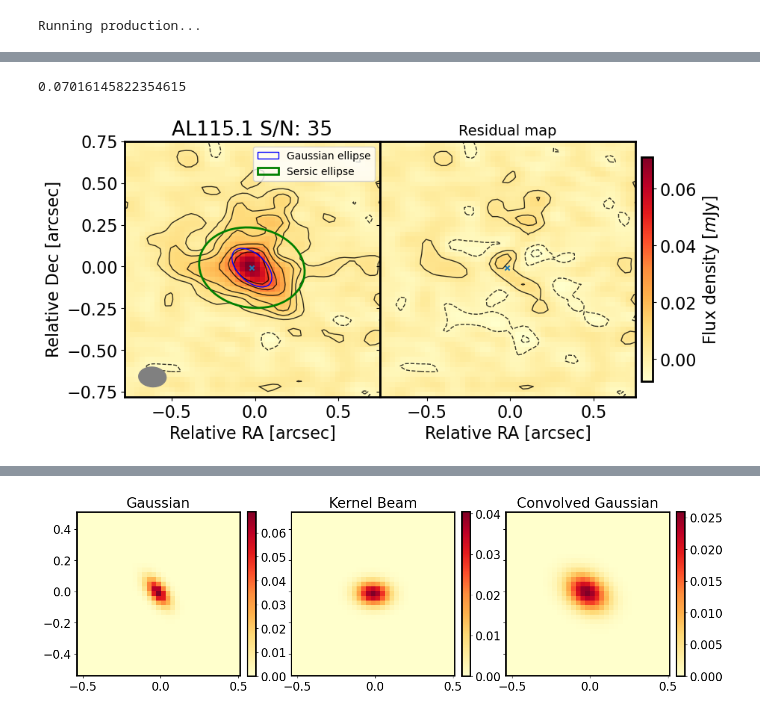
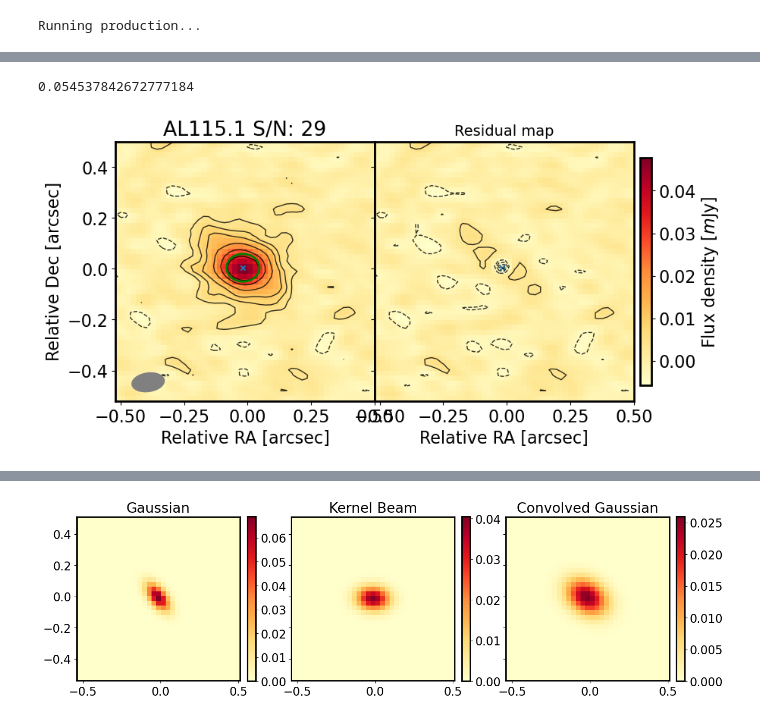
Before and after one commit to agzalcazar/Emcee_ALMA, a Jupyter notebook: fitting_2DGaussian+sersic.ipynb, the cells around one changed output, grey strips where cells are left out. Drawn from its saved outputs; the diff is of its cells as text; code cells hidden in the pictures.

```diff
--- a/fitting_2DGaussian+sersic.ipynb
+++ b/fitting_2DGaussian+sersic.ipynb
@@ -38,7 +39,7 @@ path = r'G:\Mi unidad\Universidad\Master_Astro\TFM\ALMA_images\Original\\'
 sources = os.listdir(path)
 # file = 17
 
-fits_file  = pyfits.open(path+'cont_clean_AL115.1_allspw_briggs_new.image.fits')
+fits_file  = pyfits.open(path+'cont_clean_AL-84.1_allspw_briggs.image.fits')
 name = 'AL115.1'
 image_data = fits_file[0].data[0][0]
 image_data.shape
@@ -171,7 +176,8 @@ bmaj_s = np.abs(bmaj*3600)/(2 * np.sqrt(2 * np.log(2)))
 # %%
 profile = 'C'
 max_flux = np.max(flux)
-popt, pcov = myUtils.get_parameter_curve_fit(flux,x_grid,y_grid, max_flux = np.max(flux), profile=profile, beam= [bmin_s,bmaj_s])
+popt, pcov = myUtils.get_parameter_curve_fit(flux,x_grid,y_grid, max_flux = np.max(flux), profile=profile, beam= [bmin_s,bmaj_s],
+                                             dy = dy,bpa=bpa)
 
 if profile=='A':
     amplitude_sersic, r_eff, x_0, y_0, ellip, angle_sersic = popt #sersic
@@ -189,6 +195,11 @@ elif profile=='C':
     sigma_x = sigma_y + np.abs(sigmax_minus_y)
     pos = [amplitude, x_0, y_0, bmaj_s, bmin_s, theta, amplitude_sersic, r_eff, ellip,angle_sersic]
     labels =['amplitude', 'x_0', 'y_0', 'sigma_x', 'sigma_y', 'theta', 'amplitude_sersic', 'r_eff','ellip','angle_sersic']
+
+elif profile=='D':
+    x_0, y_0, amplitude,amplitude_sersic, r_eff, ellip, angle_sersic, _, _, _, _ = popt
+    pos = [x_0, y_0, amplitude,amplitude_sersic, r_eff, ellip, angle_sersic]
+    labels =['x_0', 'y_0', 'amplitude', 'amplitude_sersic', 'r_eff','ellip','angle_sersic']
 # %%
 for i, j in enumerate(labels):
     print(j+':', pos[i])
@@ -276,0 +301,2 @@ WARNING:root:Too few points to create valid contours
+# %%
+a = pd.DataFrame(valid_chains).dropna(axis=0)
@@ -313,7 +341,7 @@ angle_sersic: 9.129213563596577
 # %%
 bmaj_s
 # %% [output]
-0.07016145822354615
+0.054537842672777184
 # %%
 # convert from pixel to relative RA and DEC
 # centering on the image center or on the target -> x_center, y_center
@@ -422,31 +450,59 @@ if profile == 'C':
     fobs2 = Sersic + astropy_conv
 
     ax[0].legend(handles=[fit_ellipse_emcee_gauss, fit_ellipse_emcee_ser],
                  labels=['Gaussian ellipse', 'Sersic ellipse'], fontsize=10)
 
+if profile == 'D':
+    x_0_emcee, y_0_emcee, amplitude_emcee,amplitude_sersic_emcee, r_eff_emcee, ellip_emcee, angle_sersic_emcee = parameters_fit_50
+    x_0_up, y_0_up, amplitude_up,amplitude_sersic_up, r_eff_up, ellip_up, angle_sersic_up = upper_limits
+    x_0_low, y_0_low, amplitude_low,amplitude_sersic_low, r_eff_low, ellip_low, angle_sersic_low = low_limits
+    ax[0].scatter(x_0_emcee, y_0_emcee, marker="x", s=20)
+
+
+    a, b = r_eff_emcee, (1 - ellip_emcee) * r_eff_emcee
+    pa_deg_emcee = 180 - angle_sersic
+
+
+    fit_ellipse_emcee_ser = Ellipse((x_0_emcee, y_0_emcee), width=a, height=b,
+                                    angle=pa_deg_emcee, facecolor='none', edgecolor='green', alpha=1.0, lw=2,
+                                    zorder=200)
+
+    ax[0].add_artist(fit_ellipse_emcee_ser)
+    mod = Sersic2D(amplitude=amplitude_sersic_emcee, r_eff=r_eff_emcee, n=1, x_0=x_0_emcee, y_0=y_0_emcee, ellip=ellip_emcee,
+                   theta=np.radians(180 - angle_sersic))
+    mod_2 = Delta2D(amplitude=amplitude, x_0=x_0_emcee, y_0=y_0_emcee)
+    mod_2 = mod_2(x_grid2, y_grid2)
+    beam_gauss_kernel = Gaussian2DKernel(bmaj_s /(dy*3600),bmin_s /(dy*3600),theta=np.radians(bpa-90),x_size=51)
+    astropy_conv = convolve(mod_2, beam_gauss_kernel)
+
+    fobs2 = mod(x_grid2, y_grid2) + astropy_conv
+
+
+
+
 ax[0].set_title(str(name)+' S/N: '+str(round(sn)))
 # add beam of the observation
 pa = bpa + 90
 bmaj = fits_file[0].header['BMAJ'] * 3600  # convert from degrees to arcsec en unidades de fwhm
 bmin = fits_file[0].header['BMIN'] * 3600
 beam = Ellipse((x_extent2[0] + bmaj, y_extent2[0] + bmin), width=bmaj * 0.5*2, height=bmin * 0.5*2, angle=pa,
                facecolor='grey',
                edgecolor='grey', alpha=1.0, zorder=100)
 ax[0].add_artist(beam)
 
 plt3 = ax[1].imshow(flux2 - fobs2, cmap='YlOrRd', origin='lower', extent=extent2, vmin=flux2.min(), vmax=flux2.max())
 ax[1].tick_params(axis='y', which='both', bottom=False, top=False, labelbottom=False)
 rms2 = myUtils.std_image((flux2 - fobs2))
 levels = [-8 * rms2, -6 * rms2, -4 * rms2, -2 * rms2, 2 * rms2, 4 * rms2, 6 * rms2, 8 * rms2]
 
 plt4 = ax[1].contour((flux2 - fobs2), levels, colors='k', alpha=0.8, linewidths=1.0, extent=extent2)
 ax[1].set_xlabel('Relative RA [arcsec]')
 ax[1].set_title('Residual map', fontsize=14)
 ax[1].scatter(x_0_emcee, y_0_emcee, marker="x",s=20)
 plt.subplots_adjust(left=0.125, bottom=0.1, right=0.9, top=0.9, wspace=0, hspace=0.35)
 cbar = fig.colorbar(plt1, ax=ax.ravel().tolist(), shrink=0.75, pad=0.01)
 cbar.set_label(r'Flux density [$m$Jy]')
 
 #plt.savefig(r'G:\Mi unidad\Universidad\Master_Astro\TFM\ALMA_images\Fitted\Gaussian+Sersic\Maps\map_fit_' + str(name) +'_'+profile+ '.jpg', dpi=250)
 # %% [output]
-[figure, old version]
+[figure, new version]
```
Also changed, not shown: parts of 18 cells of this notebook, 5 other files.
